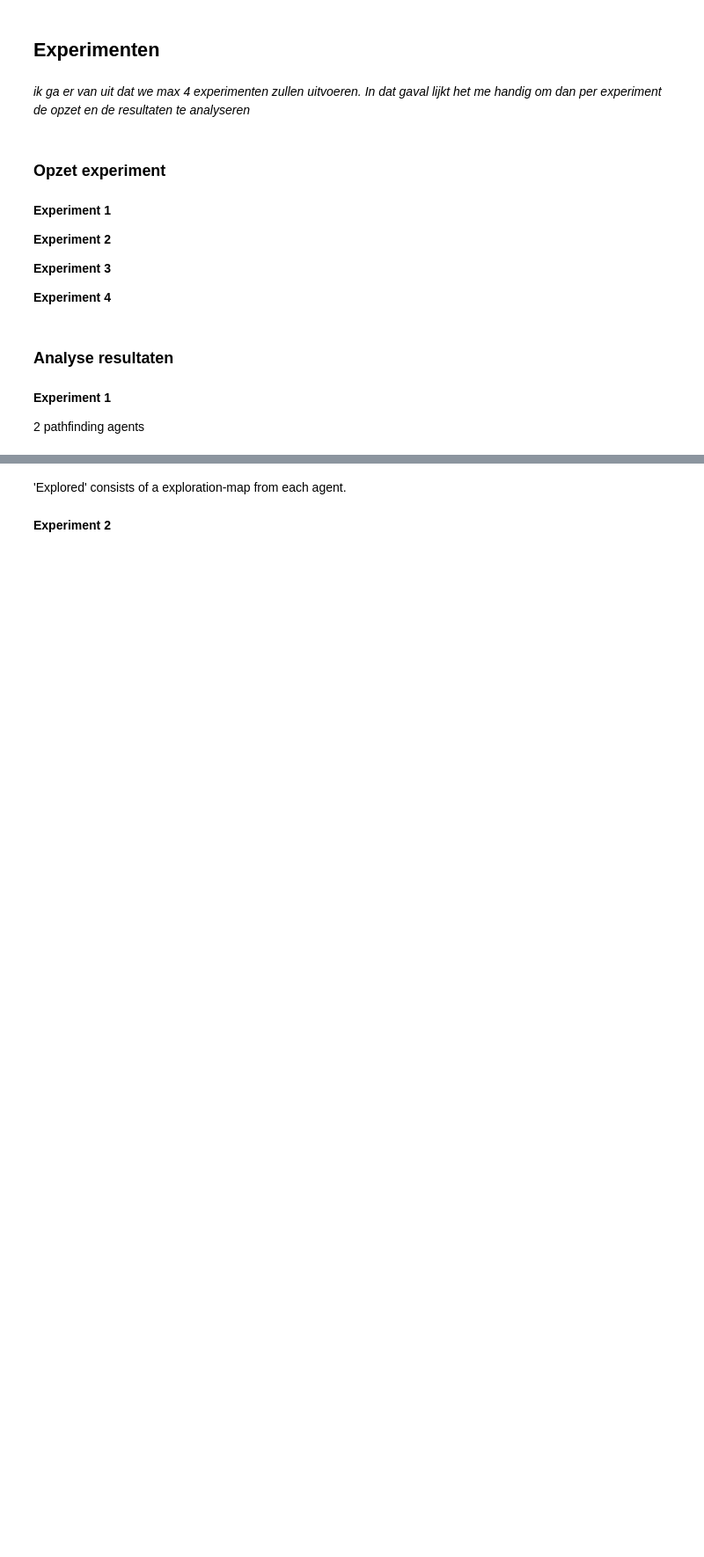
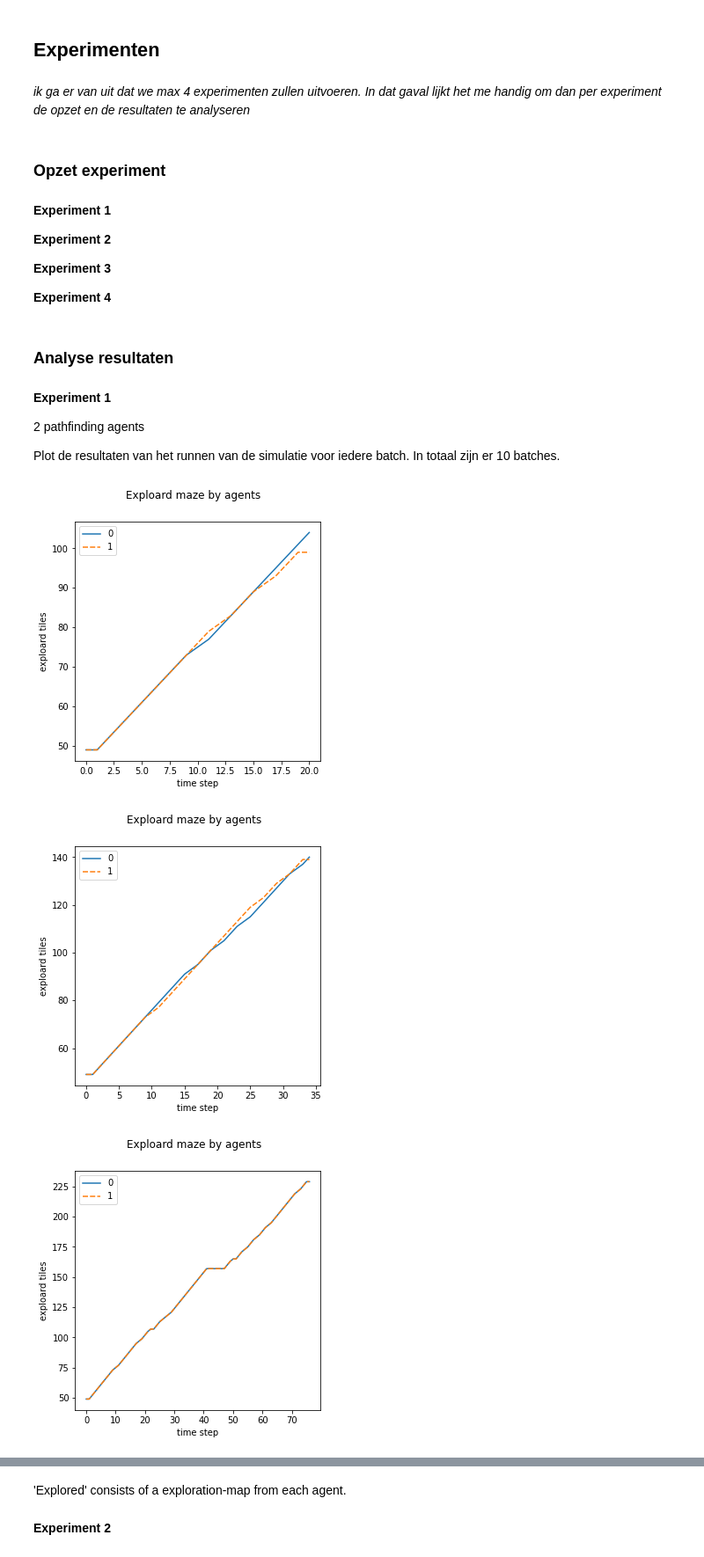
Before and after one commit to MariaDukmak/MazeRunner, a Jupyter notebook: notebook/analyse_biologische_inspiratie.ipynb, the cells around one changed output, grey strips where cells are left out. Shown at 88% size. Drawn from its saved outputs; the diff is of its cells as text; code cells hidden in the pictures; blank space fills up the shorter version.

```diff
--- a/notebook/analyse_biologische_inspiratie.ipynb
+++ b/notebook/analyse_biologische_inspiratie.ipynb
@@ -30,10 +30,10 @@ import pandas as pd
 import seaborn as sns
 # %%
 def read_data(experiment_name: str)-> pd.DataFrame:
-    """Reads the batch data from a pickel."""
+    """Reads the batch data from a pickle."""
     path = f'../experiments/{experiment_name}/batch_data.p'
-    return pd.DataFrame.from_dict(pd.read_pickle(path)).set_index('time')
-#     return pd.read_pickle(path)
+#     return pd.DataFrame.from_dict(pd.read_pickle(path)).set_index('time')
+    return pd.read_pickle(path)
 # %%
 def count_explored_tiles_agents(env_df):
     dict_agent_info = dict()
@@ -44,7 +44,3 @@ def count_explored_tiles_agents(env_df):
 
         dict_agent_info[agent] = list_agent_info
     return dict_agent_info
-# %% [markdown]
-__Experiment 1__
-
-2 pathfinding agents
@@ -53,2 +47,25 @@ __Experiment 1__
+# %%
+def plot_batch(env_df):
+    for batch in range(len(env_df)):
+        sub_df = pd.DataFrame.from_dict(env_df[batch]).set_index('time')
+        fig, axes = plt.subplots(1,1, figsize=(5, 5))
+
+        fig.suptitle('Exploard maze by agents')
+        plt.xlabel("time step")
+        plt.ylabel("exploard tiles")
+        plt.legend(title='Agent', loc='upper right', labels=['pathfinding agent', 'pathfinding agent'])
+
+        sns.lineplot(axes= axes, data=count_explored_tiles_agents(sub_df))
+        plt.show()
+# %% [markdown]
+__Experiment 1__
+
+2 pathfinding agents
+
+Plot de resultaten van het runnen van de simulatie voor iedere batch. In totaal zijn er 10 batches.
 # %%
-df = read_data('2_pathfinding_agents')
+plot_batch(read_data('2_pathfinding_agents'))
+# %% [output]
+[figure, added]
+[figure, added]
+[figure, added]
```
Also changed, not shown: parts of 14 cells of this notebook, 1 other file.
